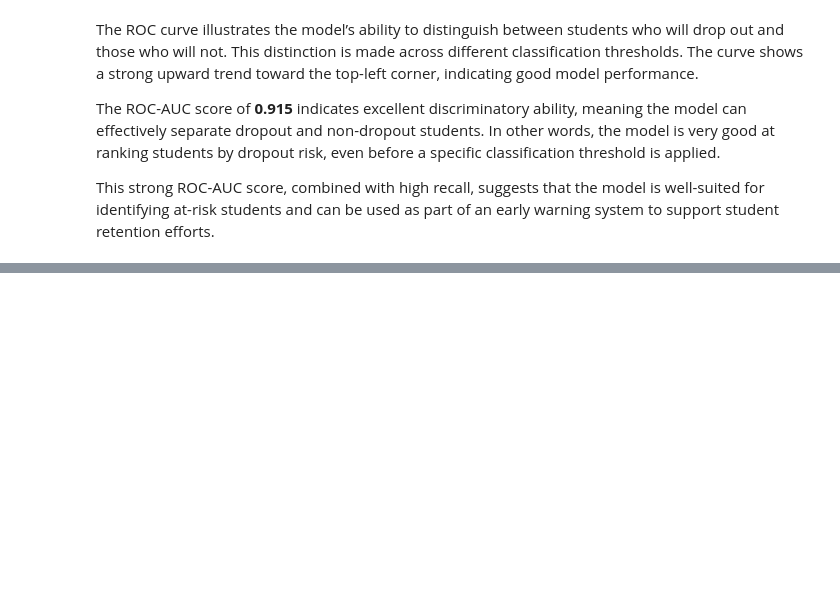
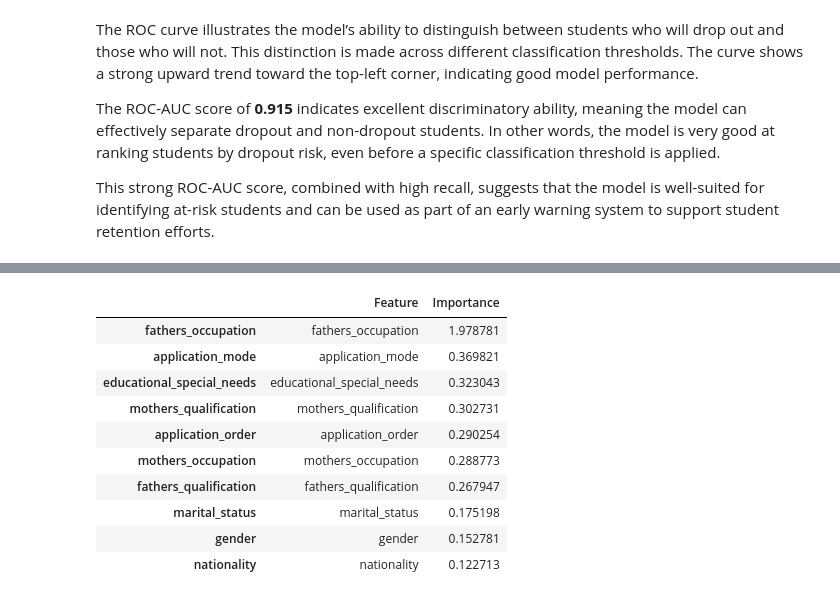
Before and after one commit to dziaoure/ai-ml-ucberkeley, a Jupyter notebook: capstone-project/capstone.ipynb, the cells around one changed output, grey strips where cells are left out. Saved outputs shown, nothing was run; the diff lists cells and outputs as text; code cells hidden in the pictures; blank space fills up the shorter version.

```diff
--- a/capstone-project/capstone.ipynb
+++ b/capstone-project/capstone.ipynb
@@ -1340,0 +1387,40 @@ This strong ROC-AUC score, combined with high recall, suggests that the model is
+# %%
+# Function to remove suffix numbers from one-hot encoded features
+# For instance, `fathers_occupation_194` becomes `fathers_occupation`
+def get_base_feature_name(feature_name):
+    return "_".join(feature_name.split("_")[:-1]) if feature_name.split('_')[-1].isdigit() else feature_name
+
+
+# 1. Create DataFrame of SHAP values
+shap_df = pd.DataFrame(shap_values.values, columns=all_feature_names)
+
+# 2. Map each column to its base feature
+feature_map = {col: get_base_feature_name(col) for col in shap_df.columns}
+
+# 3. Group SHAP values by original feature name
+shap_grouped = shap_df.groupby(feature_map, axis=1).sum()
+
+# 4. Calculate mean absolute SHAP values
+shap_importance = np.abs(shap_grouped).mean(axis=0)
+
+# 5. Convert to DataFrame
+shap_importance_df = pd.DataFrame({
+    'Feature': shap_grouped.columns,
+    'Importance': shap_importance
+})
+
+# 6. Sort and select the Top 10 features
+top10 = shap_importance_df.sort_values(by='Importance', ascending=False).head(10)
+top10
+# %% [output]
+|  | Feature | Importance |
+| fathers_occupation | fathers_occupation | 1.978781 |
+| application_mode | application_mode | 0.369821 |
+| educational_special_needs | educational_special_needs | 0.323043 |
+| mothers_qualification | mothers_qualification | 0.302731 |
+| application_order | application_order | 0.290254 |
+| mothers_occupation | mothers_occupation | 0.288773 |
+| fathers_qualification | fathers_qualification | 0.267947 |
+| marital_status | marital_status | 0.175198 |
+| gender | gender | 0.152781 |
+| nationality | nationality | 0.122713 |
```
Also changed, not shown: parts of 12 cells of this notebook, 2 other files.
